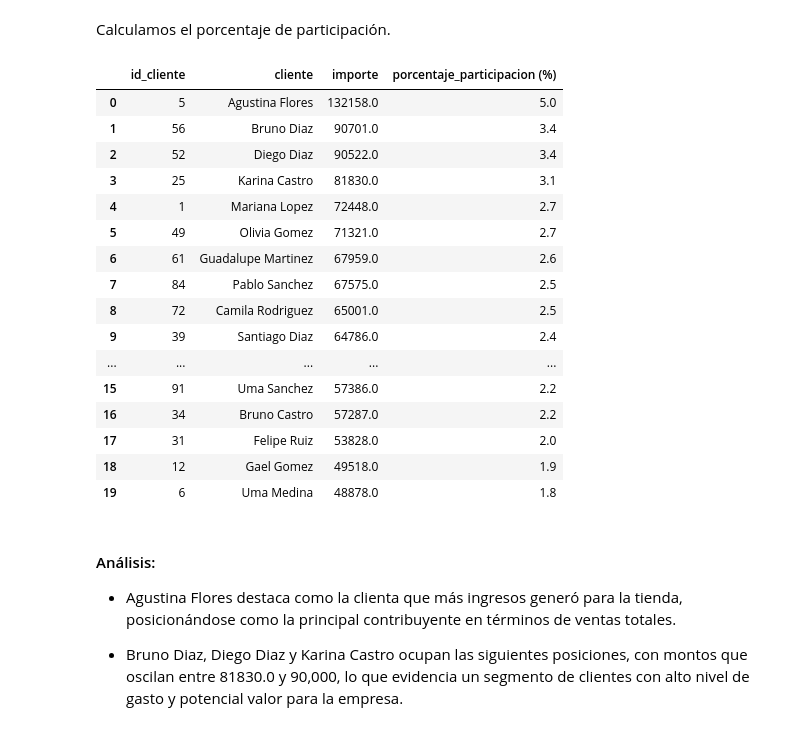
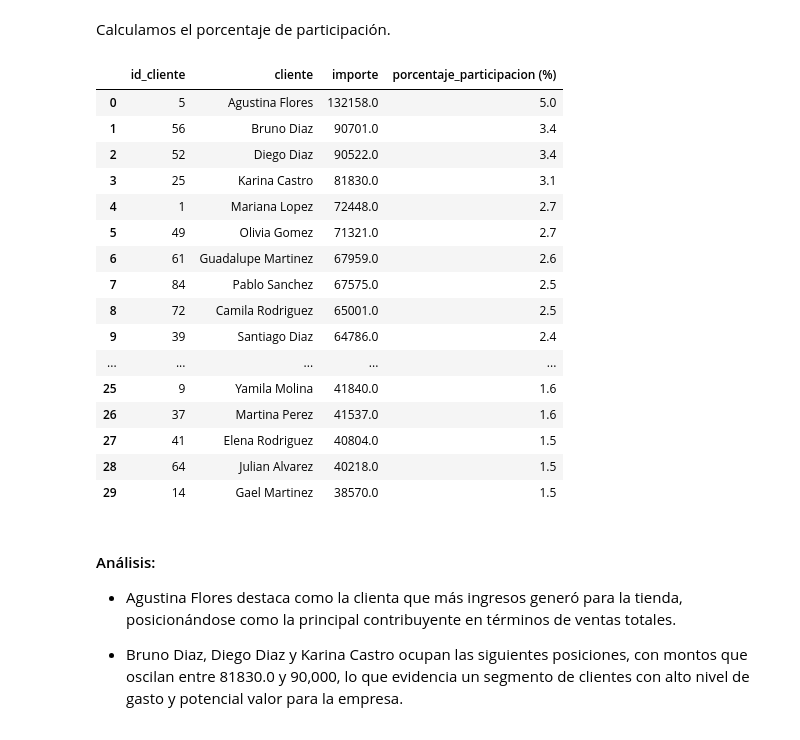
Before and after one commit to Marcio26Mallqui/Tienda-Aurelion, a Jupyter notebook: Análisis Exploratorio de datos.ipynb, the cells around one changed output. Cells and saved outputs as stored; diff of their text form; code cells hidden in the pictures.

```diff
--- a/Análisis Exploratorio de datos.ipynb
+++ b/Análisis Exploratorio de datos.ipynb
@@ -496,7 +508,7 @@ Calculamos los porcentajes de participación.
 porcentaje_participacion = np.zeros(6)
 
 for i in range(6):
-    porcentaje_participacion[i]= round((df_ciudad_importe['importe'][i]/df_ciudad_importe['importe'].sum())*100,1)
+    porcentaje_participacion[i]= round((df_ciudad_importe['importe'][i]/df_ciudad_importe['importe'].sum())*100,0)
 
 print(porcentaje_participacion)
 # 2651417.0
@@ -555,7 +567,7 @@ df_ciudad_cantidad
 porcentaje_participacion_cantidad = np.zeros(6)
 
 for i in range(6):
-    porcentaje_participacion_cantidad[i]= round((df_ciudad_cantidad['cantidad'][i]/df_ciudad_cantidad['cantidad'].sum())*100,1)
+    porcentaje_participacion_cantidad[i]= round((df_ciudad_cantidad['cantidad'][i]/df_ciudad_cantidad['cantidad'].sum())*100,0)
 
 print(porcentaje_participacion_cantidad)
 # %% [output]
@@ -635,27 +647,31 @@ for i in range(len(df_cliente_importe)):
 #print(porcentaje_participacion_clientes)
 # %%
 df_cliente_importe['porcentaje_participacion (%)'] = porcentaje_participacion_clientes
+# Quitar el límite de filas máximas a mostrar
+pd.set_option('display.max_rows', None)
+
+# Ahora llama a tu dataframe
 # df_cliente_importe
 # %%
-df_cliente_importe.head(20)
+df_cliente_importe.head(30)
 # %% [output]
 |  | id_cliente | cliente | importe | porcentaje_participacion (%) |
 | 0 | 5 | Agustina Flores | 132158.0 | 5.0 |
 | 1 | 56 | Bruno Diaz | 90701.0 | 3.4 |
 | 2 | 52 | Diego Diaz | 90522.0 | 3.4 |
 | 3 | 25 | Karina Castro | 81830.0 | 3.1 |
 | 4 | 1 | Mariana Lopez | 72448.0 | 2.7 |
 | 5 | 49 | Olivia Gomez | 71321.0 | 2.7 |
 | 6 | 61 | Guadalupe Martinez | 67959.0 | 2.6 |
 | 7 | 84 | Pablo Sanchez | 67575.0 | 2.5 |
 | 8 | 72 | Camila Rodriguez | 65001.0 | 2.5 |
 | 9 | 39 | Santiago Diaz | 64786.0 | 2.4 |
 | ... | ... | ... | ... | ... |
-| 15 | 91 | Uma Sanchez | 57386.0 | 2.2 |
-| 16 | 34 | Bruno Castro | 57287.0 | 2.2 |
-| 17 | 31 | Felipe Ruiz | 53828.0 | 2.0 |
-| 18 | 12 | Gael Gomez | 49518.0 | 1.9 |
-| 19 | 6 | Uma Medina | 48878.0 | 1.8 |
+| 25 | 9 | Yamila Molina | 41840.0 | 1.6 |
+| 26 | 37 | Martina Perez | 41537.0 | 1.6 |
+| 27 | 41 | Elena Rodriguez | 40804.0 | 1.5 |
+| 28 | 64 | Julian Alvarez | 40218.0 | 1.5 |
+| 29 | 14 | Gael Martinez | 38570.0 | 1.5 |
 # %% [markdown]
 #### Análisis:
 
```
Also changed, not shown: parts of 21 cells of this notebook, 2 other files.
